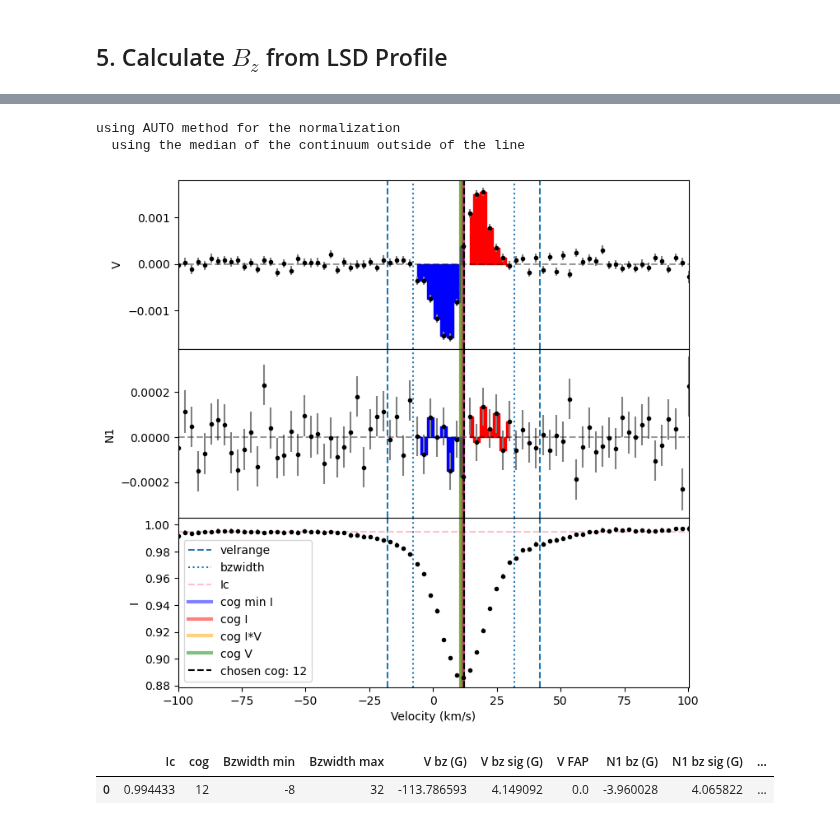
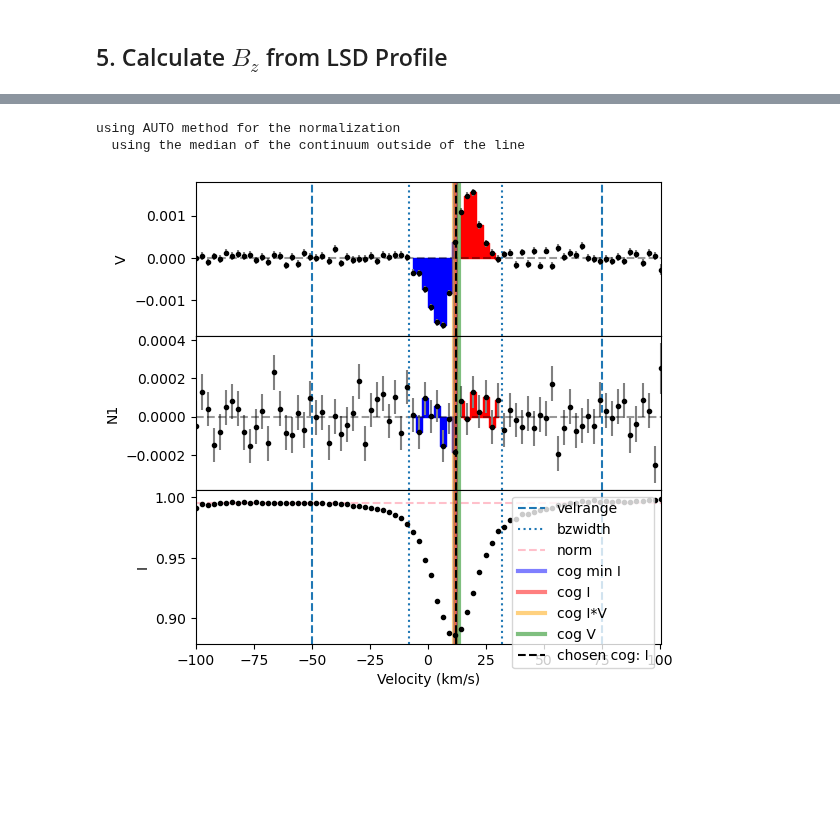
Before and after one commit to folsomcp/specpolFlow, a Jupyter notebook: docs-jb/GetStarted/OneObservationFlow_Tutorial.ipynb, the cells around one changed output, grey strips where cells are left out. Cells and saved outputs as stored; diff of their text form; code cells hidden in the pictures; blank space fills up the shorter version.

```diff
--- a/docs-jb/GetStarted/OneObservationFlow_Tutorial.ipynb
+++ b/docs-jb/GetStarted/OneObservationFlow_Tutorial.ipynb
@@ -255,21 +230,14 @@ To see additional capabilities of the Bz function, see [SpecpolFlow](https://git
 # %%
 LSD_outfile = 'OneObservationFlow_tutorialfiles/test_output/hd46328_test_1.lsd'
 
 # Bz calculation using manual cog selection
-vrad = 12
-velrange = [-18,42] # the velocity range over which the center line is found
+velrange = [-50,75] # the velocity range over which the center line is found
 bzwidth = 20 # this is the width about the center line used to calculate Bz
 
 lsd = pol.read_lsd(LSD_outfile)
-Bz, fig = lsd.calc_bz(cog = vrad, velrange = velrange, bzwidth = bzwidth,
-                      plot = True, figsize=(8,8))
+Bz, fig = lsd.calc_bz(cog = 'I', velrange = velrange, bzwidth = bzwidth, norm='auto',
+                      plot = True, figsize=(6,6))
 # %% [output]
 using AUTO method for the normalization
   using the median of the continuum outside of the line
-[figure, old version]
+[figure, new version]
-# %%
-# the below dataframe contains the defaults outputs
-pd.DataFrame(data=[Bz])
-# %% [output]
-|  | Ic | cog | Bzwidth min | Bzwidth max | V bz (G) | V bz sig (G) | V FAP | N1 bz (G) | N1 bz sig (G) | ... |
-| 0 | 0.994433 | 12 | -8 | 32 | -113.786593 | 4.149092 | 0.0 | -3.960028 | 4.065822 | ... |
```
Also changed, not shown: parts of 6 cells of this notebook, 2 other files.
